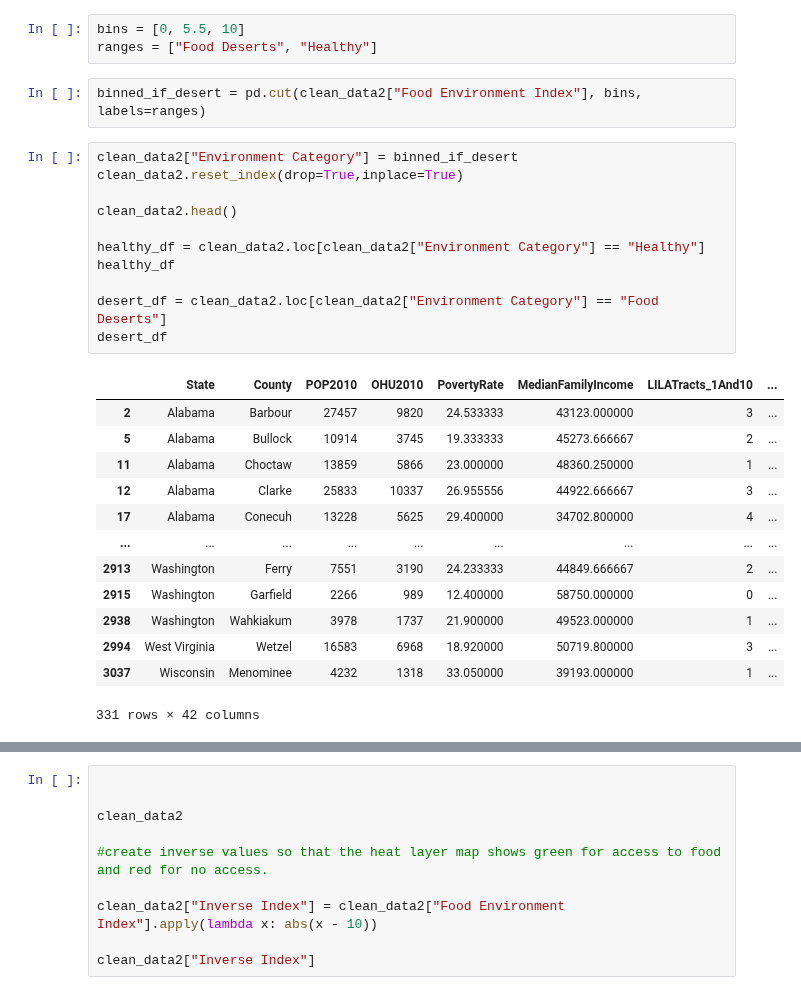
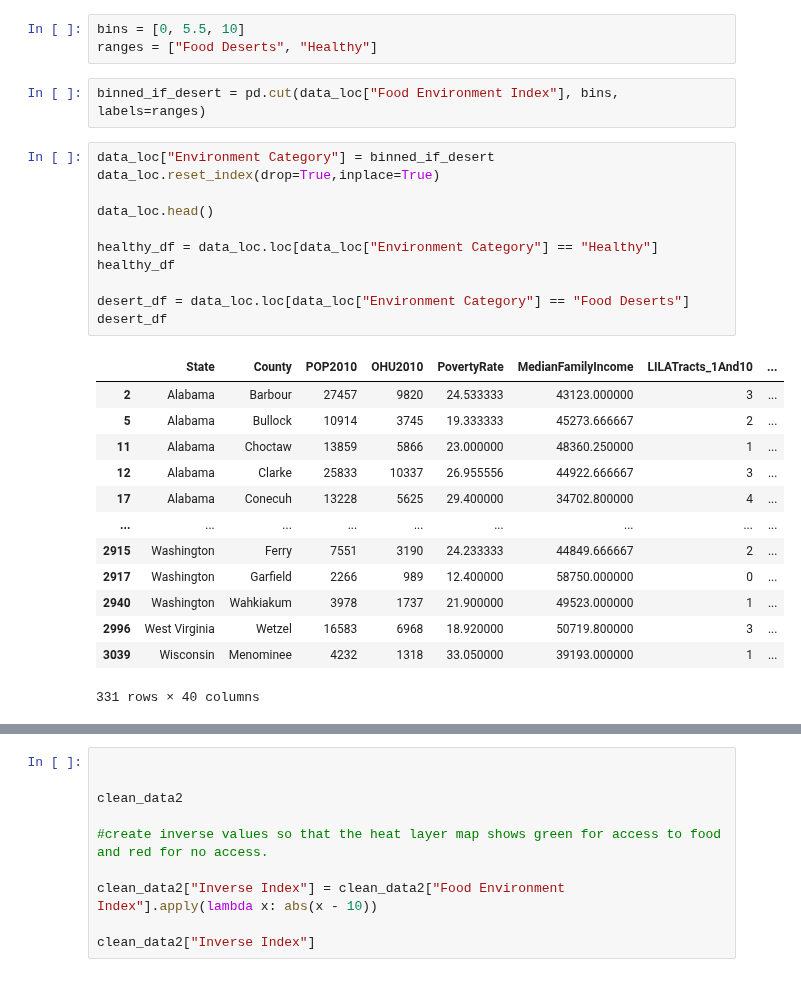
Before and after one commit to Ssimoes48/Food-Deserts-Analysis, a Jupyter notebook: sara_notebook.ipynb, the cells around one changed output, grey strips where cells are left out. Saved outputs shown, nothing was run; the diff lists cells and outputs as text.

```diff
--- a/sara_notebook.ipynb
+++ b/sara_notebook.ipynb
@@ -92,29 +107,29 @@ bottomten
 bins = [0, 5.5, 10]
 ranges = ["Food Deserts", "Healthy"]
 # %%
-binned_if_desert = pd.cut(clean_data2["Food Environment Index"], bins, labels=ranges)
+binned_if_desert = pd.cut(data_loc["Food Environment Index"], bins, labels=ranges)
 # %%
-clean_data2["Environment Category"] = binned_if_desert
-clean_data2.reset_index(drop=True,inplace=True)
+data_loc["Environment Category"] = binned_if_desert
+data_loc.reset_index(drop=True,inplace=True)
 
-clean_data2.head()
+data_loc.head()
 
-healthy_df = clean_data2.loc[clean_data2["Environment Category"] == "Healthy"]
+healthy_df = data_loc.loc[data_loc["Environment Category"] == "Healthy"]
 healthy_df
 
-desert_df = clean_data2.loc[clean_data2["Environment Category"] == "Food Deserts"]
+desert_df = data_loc.loc[data_loc["Environment Category"] == "Food Deserts"]
 desert_df
 # %% [output]
 |  | State | County | POP2010 | OHU2010 | PovertyRate | MedianFamilyIncome | LILATracts_1And10 | ... |
 | 2 | Alabama | Barbour | 27457 | 9820 | 24.533333 | 43123.000000 | 3 | ... |
 | 5 | Alabama | Bullock | 10914 | 3745 | 19.333333 | 45273.666667 | 2 | ... |
 | 11 | Alabama | Choctaw | 13859 | 5866 | 23.000000 | 48360.250000 | 1 | ... |
 | 12 | Alabama | Clarke | 25833 | 10337 | 26.955556 | 44922.666667 | 3 | ... |
 | 17 | Alabama | Conecuh | 13228 | 5625 | 29.400000 | 34702.800000 | 4 | ... |
 | ... | ... | ... | ... | ... | ... | ... | ... | ... |
-| 2913 | Washington | Ferry | 7551 | 3190 | 24.233333 | 44849.666667 | 2 | ... |
-| 2915 | Washington | Garfield | 2266 | 989 | 12.400000 | 58750.000000 | 0 | ... |
-| 2938 | Washington | Wahkiakum | 3978 | 1737 | 21.900000 | 49523.000000 | 1 | ... |
-| 2994 | West Virginia | Wetzel | 16583 | 6968 | 18.920000 | 50719.800000 | 3 | ... |
-| 3037 | Wisconsin | Menominee | 4232 | 1318 | 33.050000 | 39193.000000 | 1 | ... |
+| 2915 | Washington | Ferry | 7551 | 3190 | 24.233333 | 44849.666667 | 2 | ... |
+| 2917 | Washington | Garfield | 2266 | 989 | 12.400000 | 58750.000000 | 0 | ... |
+| 2940 | Washington | Wahkiakum | 3978 | 1737 | 21.900000 | 49523.000000 | 1 | ... |
+| 2996 | West Virginia | Wetzel | 16583 | 6968 | 18.920000 | 50719.800000 | 3 | ... |
+| 3039 | Wisconsin | Menominee | 4232 | 1318 | 33.050000 | 39193.000000 | 1 | ... |
-331 rows × 42 columns
+331 rows × 40 columns
```
Also changed, not shown: parts of 21 cells of this notebook, 4 other files.
